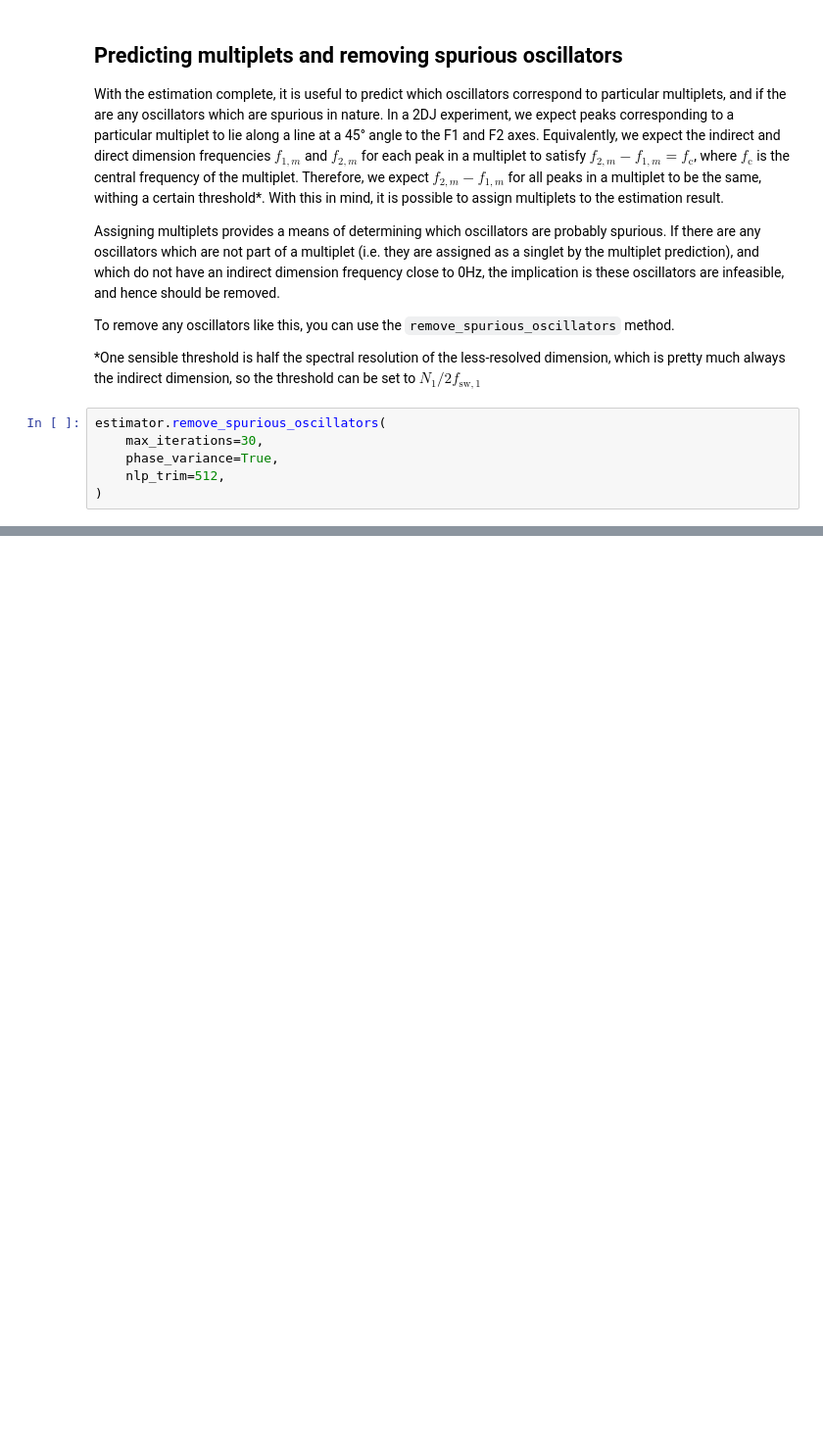
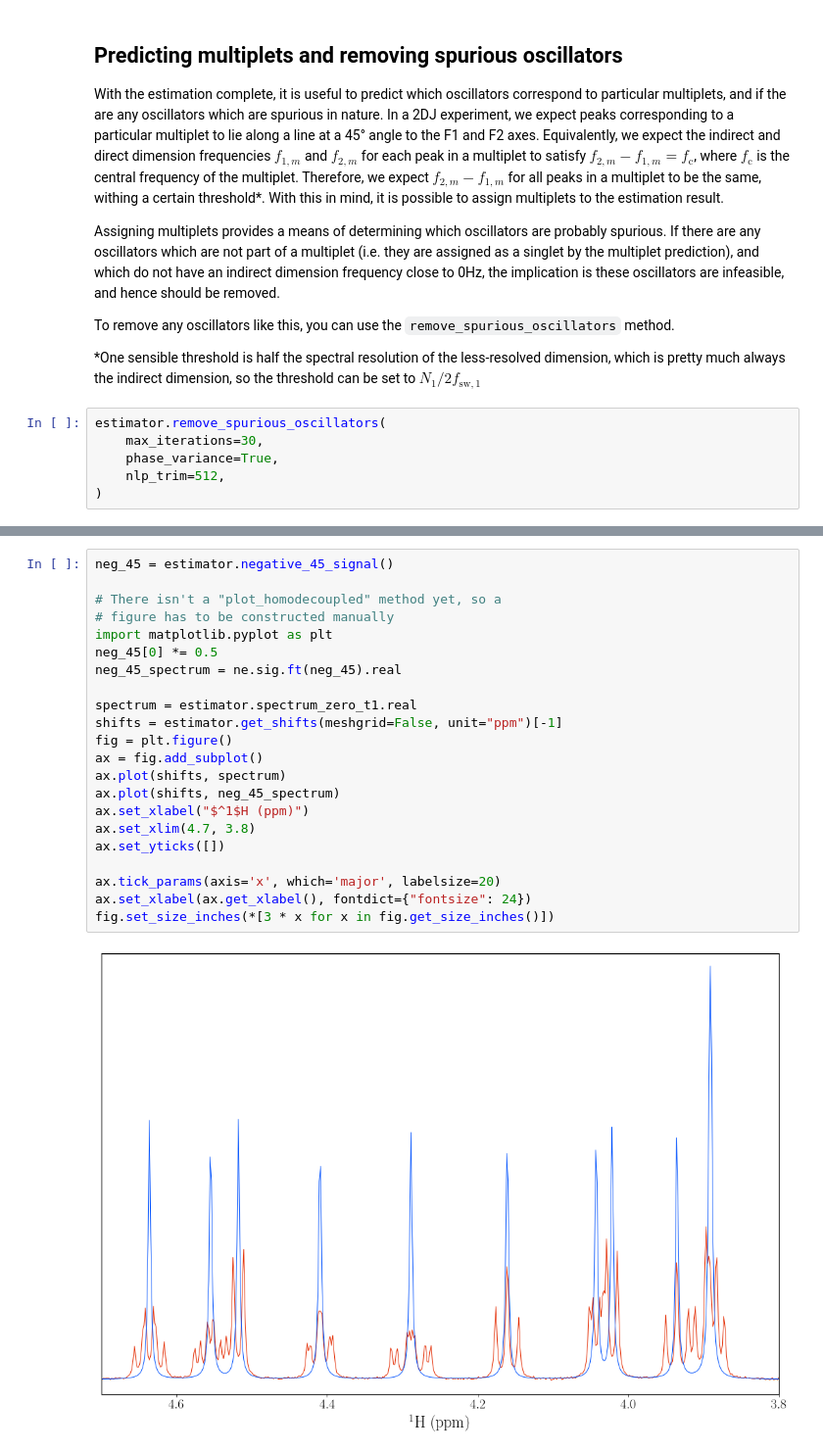
Before and after one commit to foroozandehgroup/NMR-EsPy, a Jupyter notebook: examples/jres/sucrose_synthetic/sucrose.ipynb, the cells around one changed output, grey strips where cells are left out. Shown at 98% size. Drawn from its saved outputs; the diff is of its cells as text; blank space fills up the shorter version.

```diff
--- a/examples/jres/sucrose_synthetic/sucrose.ipynb
+++ b/examples/jres/sucrose_synthetic/sucrose.ipynb
@@ -150,0 +172,24 @@ fig.set_size_inches(*[3 * x for x in fig.get_size_inches()])
+# %%
+neg_45 = estimator.negative_45_signal()
+
+# There isn't a "plot_homodecoupled" method yet, so a
+# figure has to be constructed manually
+import matplotlib.pyplot as plt
+neg_45[0] *= 0.5
+neg_45_spectrum = ne.sig.ft(neg_45).real
+
+spectrum = estimator.spectrum_zero_t1.real
+shifts = estimator.get_shifts(meshgrid=False, unit="ppm")[-1]
+fig = plt.figure()
+ax = fig.add_subplot()
+ax.plot(shifts, spectrum)
+ax.plot(shifts, neg_45_spectrum)
+ax.set_xlabel("$^1$H (ppm)")
+ax.set_xlim(4.7, 3.8)
+ax.set_yticks([])
+
+ax.tick_params(axis='x', which='major', labelsize=20)
+ax.set_xlabel(ax.get_xlabel(), fontdict={"fontsize": 24})
+fig.set_size_inches(*[3 * x for x in fig.get_size_inches()])
+# %% [output]
+[figure, added]
```
Also changed, not shown: parts of 6 cells of this notebook, 9 other files.
